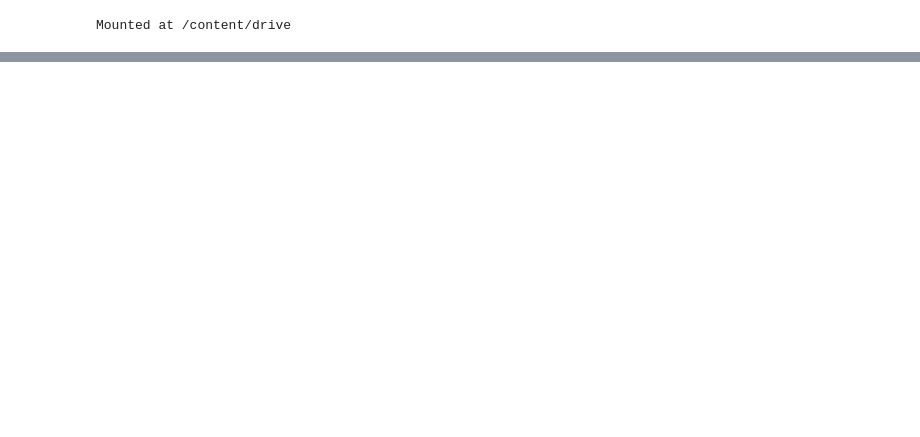
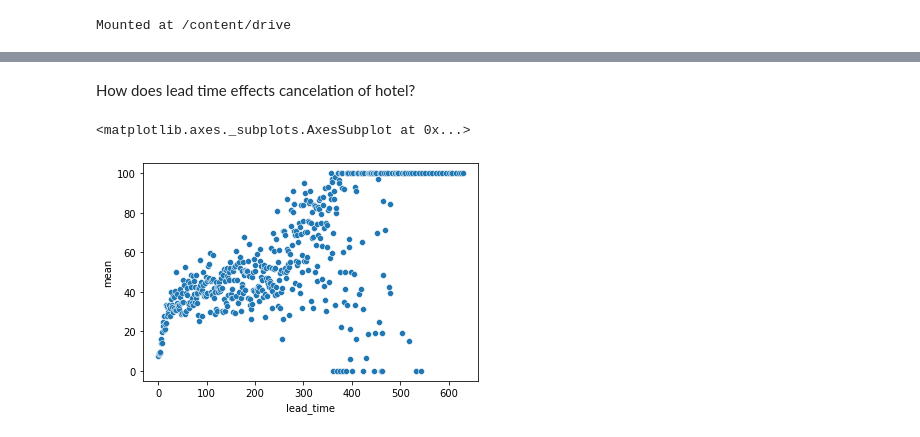
Before and after one commit to ssweta3seal/HotelBookingAnalysis, a Jupyter notebook: Hotel_Booking_Analysis_Capstone_Project.ipynb, the cells around one changed output, grey strips where cells are left out. Saved outputs shown, nothing was run; the diff lists cells and outputs as text; code cells hidden in the pictures; blank space fills up the shorter version.

```diff
--- a/Hotel_Booking_Analysis_Capstone_Project.ipynb
+++ b/Hotel_Booking_Analysis_Capstone_Project.ipynb
@@ -440,0 +289,9 @@ d
+# %% [markdown]
+How does lead time effects cancelation of hotel?
+# %%
+#comparing lead time with cancelation
+a = hotel_data.groupby("lead_time")['is_canceled'].describe()
+sns.scatterplot(x=a.index, y=a["mean"] * 100)
+# %% [output]
+<matplotlib.axes._subplots.AxesSubplot at 0x...>
+[figure, added]
```
Also changed, not shown: parts of 130 cells of this notebook.
